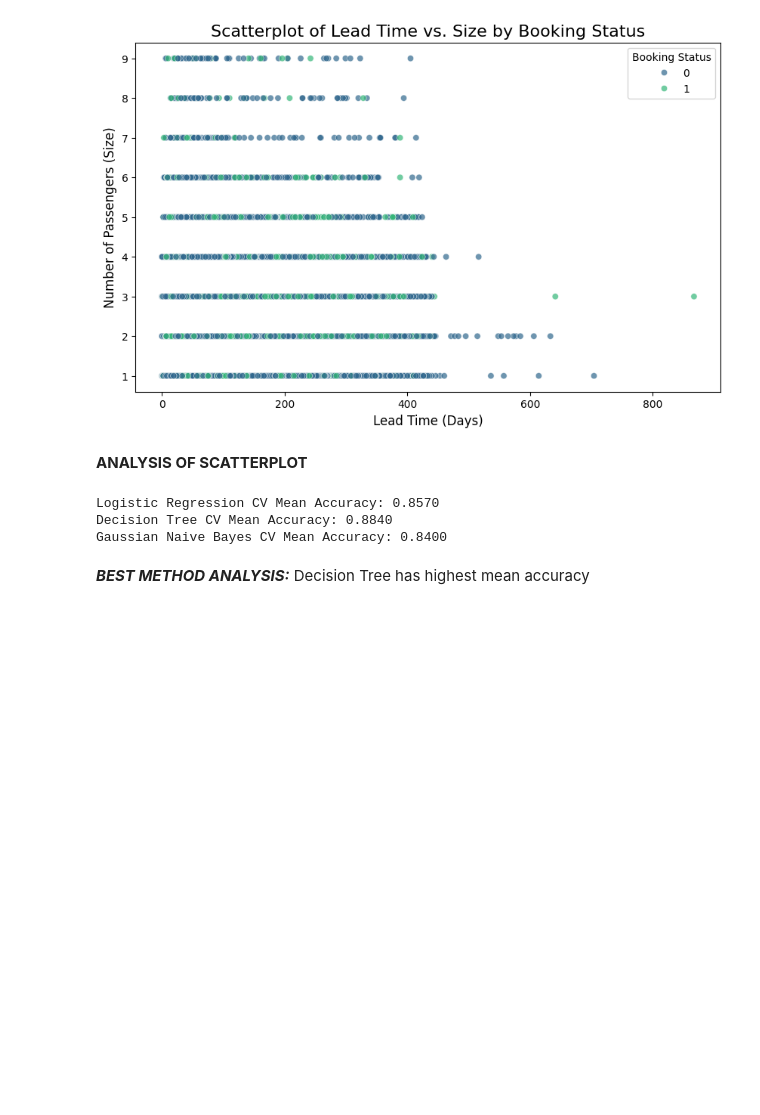
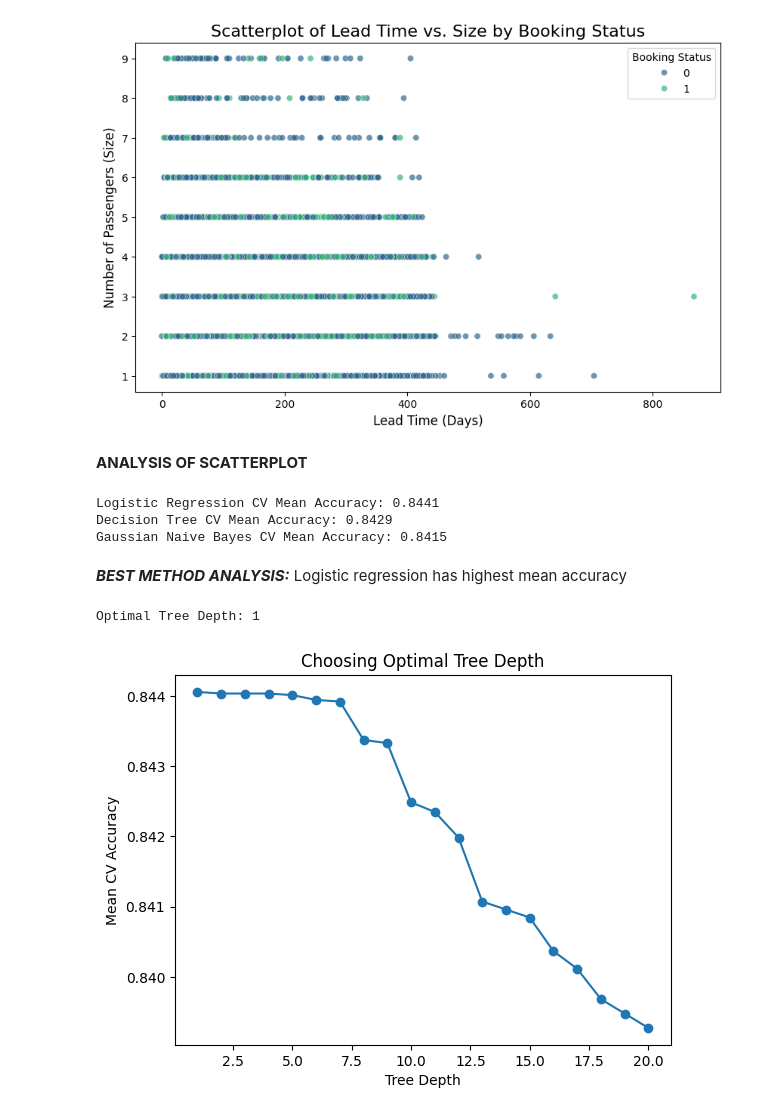
Before and after one commit to gracekight/FlightBookingsProject, a Jupyter notebook: bookings_project.ipynb, the cells around one changed output. Cells and saved outputs as stored; diff of their text form; code cells hidden in the pictures; blank space fills up the shorter version.

```diff
--- a/bookings_project.ipynb
+++ b/bookings_project.ipynb
@@ -77,11 +77,11 @@ import numpy as np
 # Step 1: Prepare your data
 # Example: Create a synthetic classification dataset
 # Replace this with your actual dataset if you have it (e.g., `result_df` or another DataFrame)
-X, y = make_classification(n_samples=1000, n_features=10, n_classes=2, random_state=42)
+#X, y = make_classification(n_samples=1000, n_features=10, n_classes=2, random_state=42)
 
-# For example, if you already have a DataFrame `result_df`:
-# X = result_df[['lead_time', 'size']]  # Features
-# y = result_df['booking']  # Target
+
+X = result_df[['lead_time', 'size']]  # Features
+y = result_df['booking']  # Target
 
 # Step 2: Initialize models with parameters
 logreg = LogisticRegression(max_iter=100, random_state=42)
@@ -102,9 +102,39 @@ print(f'Decision Tree CV Mean Accuracy: {np.mean(dtree_cv):.4f}')
 gnb_cv = cross_val_score(gnb, X, y, cv=10)
 print(f'Gaussian Naive Bayes CV Mean Accuracy: {np.mean(gnb_cv):.4f}')
 # %% [output]
-Logistic Regression CV Mean Accuracy: 0.8570
-Decision Tree CV Mean Accuracy: 0.8840
-Gaussian Naive Bayes CV Mean Accuracy: 0.8400
+Logistic Regression CV Mean Accuracy: 0.8441
+Decision Tree CV Mean Accuracy: 0.8429
+Gaussian Naive Bayes CV Mean Accuracy: 0.8415
 # %% [markdown]
 *****BEST METHOD ANALYSIS:*****
-Decision Tree has highest mean accuracy
+Logistic regression has highest mean accuracy
+# %%
+depth_range = range(1, 21)
+
+# Store cross-validation scores
+mean_scores = []
+
+for depth in depth_range:
+    # Create decision tree with specified depth
+    clf = DecisionTreeClassifier(max_depth=depth, random_state=42)
+
+    # Perform 5-fold cross-validation
+    scores = cross_val_score(clf, X, y, cv=5, scoring='accuracy')
+
+    # Store mean score
+    mean_scores.append(np.mean(scores))
+
+# Find the optimal depth
+optimal_depth = depth_range[np.argmax(mean_scores)]
+print(f"Optimal Tree Depth: {optimal_depth}")
+
+# Plot results (optional)
+import matplotlib.pyplot as plt
+plt.plot(depth_range, mean_scores, marker='o')
+plt.xlabel('Tree Depth')
+plt.ylabel('Mean CV Accuracy')
+plt.title('Choosing Optimal Tree Depth')
+plt.show()
+# %% [output]
+Optimal Tree Depth: 1
+[figure, added]
```
Also changed, not shown: parts of 6 cells of this notebook.
